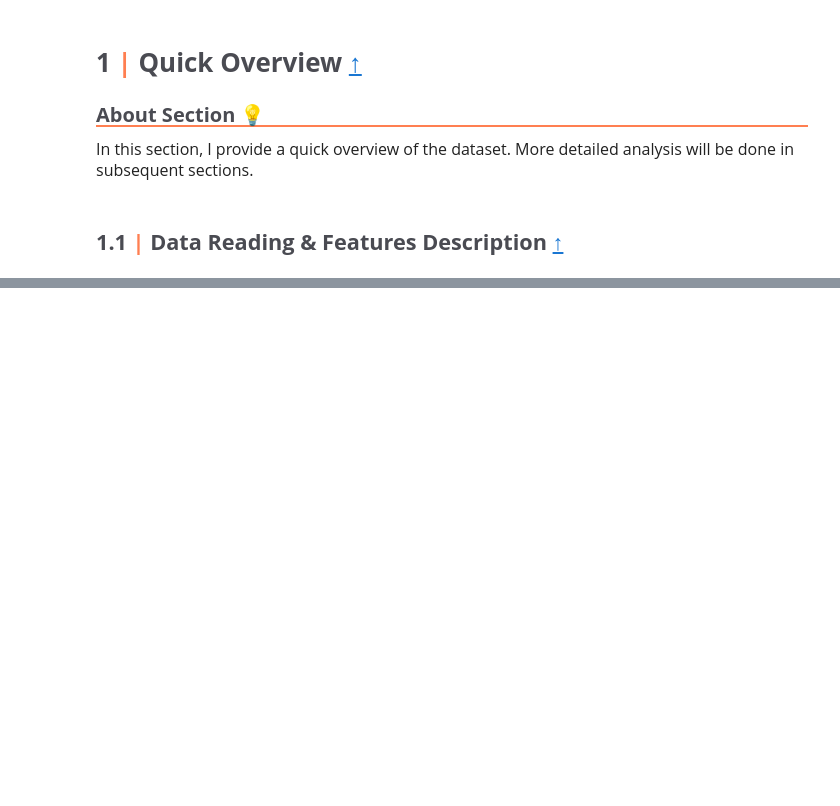
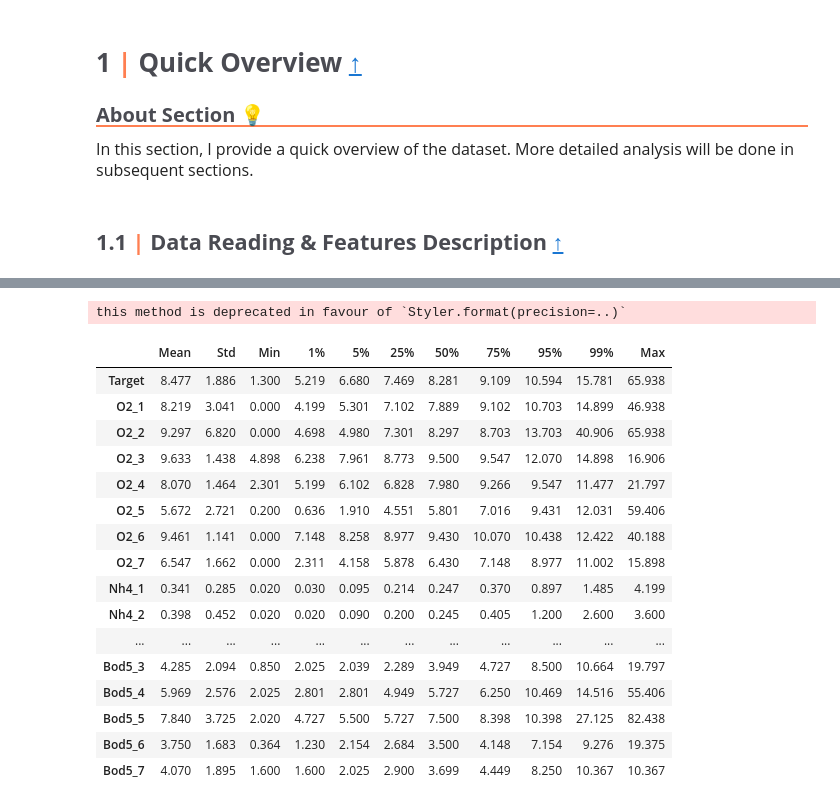
Before and after one commit to mateuszk098/kaggle-notebooks, a Jupyter notebook: playground_series_s3e21/oxygen_in_water_eda.ipynb, the cells around one changed output, grey strips where cells are left out. Cells and saved outputs as stored; diff of their text form; code cells hidden in the pictures; blank space fills up the shorter version.

```diff
--- a/playground_series_s3e21/oxygen_in_water_eda.ipynb
+++ b/playground_series_s3e21/oxygen_in_water_eda.ipynb
@@ -45,6 +45,7 @@ CLR = (Style.BRIGHT + Fore.BLACK) if ON_KAGGLE else (Style.BRIGHT + Fore.WHITE)
 RED = Style.BRIGHT + Fore.RED
 BLUE = Style.BRIGHT + Fore.BLUE
 CYAN = Style.BRIGHT + Fore.CYAN
+YELLOW = Style.BRIGHT + Fore.YELLOW
 RESET = Style.RESET_ALL
 
 FONT_COLOR = "#545454"
@@ -52,22 +53,22 @@ BACKGROUND_COLOR = "#FFFCFA"
 
 CELL_HOVER = {  # for row hover use <tr> instead of <td>
     "selector": "td:hover",
-    "props": "background-color: #F2F2F0",
+    "props": "background-color: #FFFCFA",
 }
 TEXT_HIGHLIGHT = {
     "selector": "td",
-    "props": "color: #2D425E; font-weight: bold",
+    "props": "color: #4A4B52; font-weight: bold",
 }
 INDEX_NAMES = {
     "selector": ".index_name",
-    "props": "font-style: italic; font-weight: normal; background-color: #FFFCFA; color: #3E3F4C;",
+    "props": "font-weight: normal; background-color: #FFFCFA; color: #4A4B52;",
 }
 HEADERS = {
     "selector": "th:not(.index_name)",
-    "props": "font-style: italic; font-weight: normal; background-color: #FFFCFA; color: #3E3F4C;",
+    "props": "font-weight: normal; background-color: #FFFCFA; color: #4A4B52;",
 }
 DF_STYLE = (INDEX_NAMES, HEADERS, TEXT_HIGHLIGHT)
-DF_CMAP = sns.light_palette("#E04C5F", as_cmap=True)
+DF_CMAP = sns.light_palette("#BAB8B8", as_cmap=True)
 
 # Utility functions.
 def download_from_kaggle(expr: list[str], directory: Path | None = None) -> None:
@@ -250,0 +455,27 @@ train = pd.read_csv(
+# %%
+num_descr = (
+    train.describe(percentiles=[0.01, 0.05, 0.25, 0.50, 0.75, 0.95, 0.99])
+    .T.drop("count", axis=1)
+    .rename(columns=str.title)
+)
+
+num_descr.style.set_table_styles(DF_STYLE).set_precision(3)
+# %% [output]
+this method is deprecated in favour of `Styler.format(precision=..)`
+|  | Mean | Std | Min | 1% | 5% | 25% | 50% | 75% | 95% | 99% | Max |
+| Target | 8.477 | 1.886 | 1.300 | 5.219 | 6.680 | 7.469 | 8.281 | 9.109 | 10.594 | 15.781 | 65.938 |
+| O2_1 | 8.219 | 3.041 | 0.000 | 4.199 | 5.301 | 7.102 | 7.889 | 9.102 | 10.703 | 14.899 | 46.938 |
+| O2_2 | 9.297 | 6.820 | 0.000 | 4.698 | 4.980 | 7.301 | 8.297 | 8.703 | 13.703 | 40.906 | 65.938 |
+| O2_3 | 9.633 | 1.438 | 4.898 | 6.238 | 7.961 | 8.773 | 9.500 | 9.547 | 12.070 | 14.898 | 16.906 |
+| O2_4 | 8.070 | 1.464 | 2.301 | 5.199 | 6.102 | 6.828 | 7.980 | 9.266 | 9.547 | 11.477 | 21.797 |
+| O2_5 | 5.672 | 2.721 | 0.200 | 0.636 | 1.910 | 4.551 | 5.801 | 7.016 | 9.431 | 12.031 | 59.406 |
+| O2_6 | 9.461 | 1.141 | 0.000 | 7.148 | 8.258 | 8.977 | 9.430 | 10.070 | 10.438 | 12.422 | 40.188 |
+| O2_7 | 6.547 | 1.662 | 0.000 | 2.311 | 4.158 | 5.878 | 6.430 | 7.148 | 8.977 | 11.002 | 15.898 |
+| Nh4_1 | 0.341 | 0.285 | 0.020 | 0.030 | 0.095 | 0.214 | 0.247 | 0.370 | 0.897 | 1.485 | 4.199 |
+| Nh4_2 | 0.398 | 0.452 | 0.020 | 0.020 | 0.090 | 0.200 | 0.245 | 0.405 | 1.200 | 2.600 | 3.600 |
+| ... | ... | ... | ... | ... | ... | ... | ... | ... | ... | ... | ... |
+| Bod5_3 | 4.285 | 2.094 | 0.850 | 2.025 | 2.039 | 2.289 | 3.949 | 4.727 | 8.500 | 10.664 | 19.797 |
+| Bod5_4 | 5.969 | 2.576 | 2.025 | 2.801 | 2.801 | 4.949 | 5.727 | 6.250 | 10.469 | 14.516 | 55.406 |
+| Bod5_5 | 7.840 | 3.725 | 2.020 | 4.727 | 5.500 | 5.727 | 7.500 | 8.398 | 10.398 | 27.125 | 82.438 |
+| Bod5_6 | 3.750 | 1.683 | 0.364 | 1.230 | 2.154 | 2.684 | 3.500 | 4.148 | 7.154 | 9.276 | 19.375 |
+| Bod5_7 | 4.070 | 1.895 | 1.600 | 1.600 | 2.025 | 2.900 | 3.699 | 4.449 | 8.250 | 10.367 | 10.367 |
```
Also changed, not shown: parts of 25 cells of this notebook.
